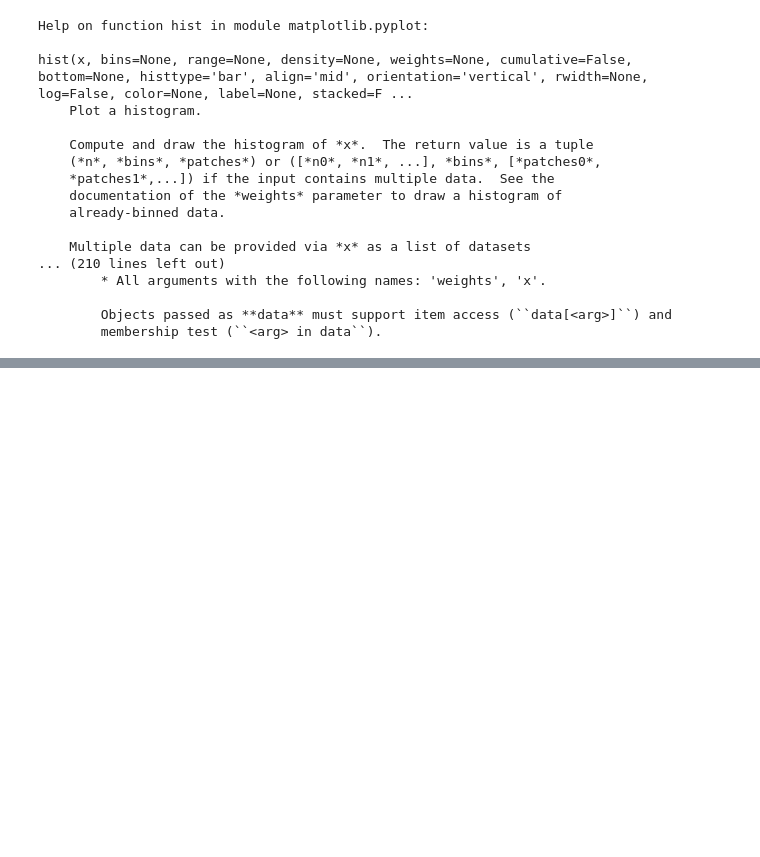
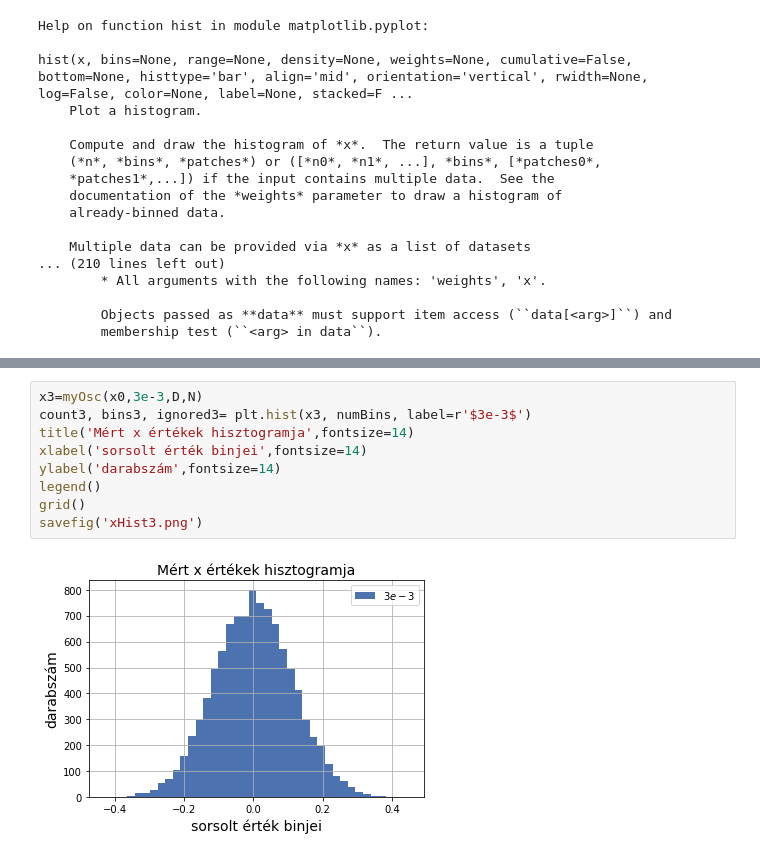
Before and after one commit to FulgurisR/StochProc, a Jupyter notebook: Overdamped.ipynb, the cells around one changed output, grey strips where cells are left out. Cells and saved outputs as stored; diff of their text form; blank space fills up the shorter version.

```diff
--- a/Overdamped.ipynb
+++ b/Overdamped.ipynb
@@ -71,0 +87,11 @@ savefig('xHist01.png')
+# %%
+x3=myOsc(x0,3e-3,D,N)
+count3, bins3, ignored3= plt.hist(x3, numBins, label=r'$3e-3$')
+title('Mért x értékek hisztogramja',fontsize=14)
+xlabel('sorsolt érték binjei',fontsize=14)
+ylabel('darabszám',fontsize=14)
+legend()
+grid()
+savefig('xHist3.png')
+# %% [output]
+[figure, added]
```
Also changed, not shown: parts of 6 cells of this notebook.
